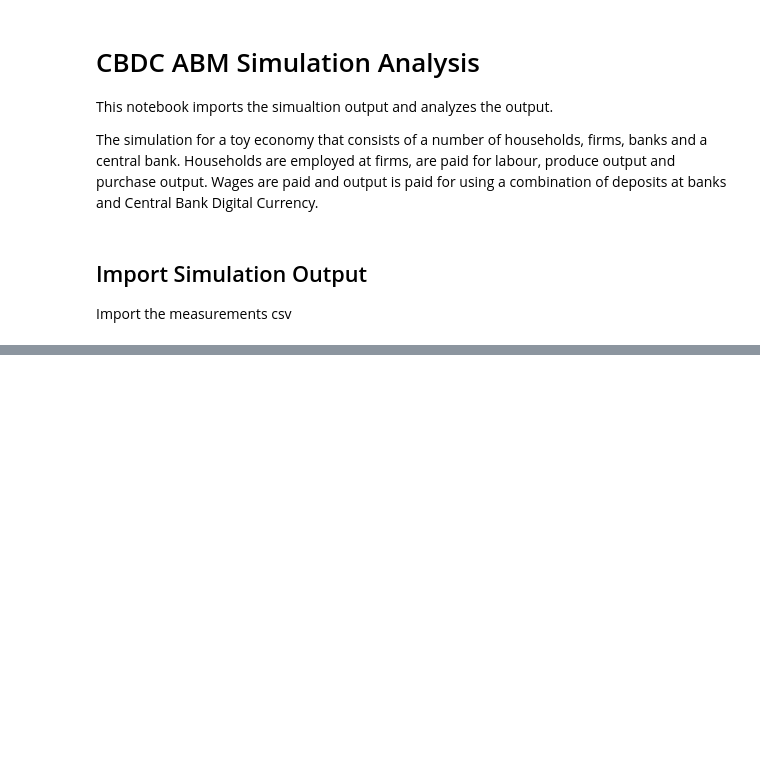
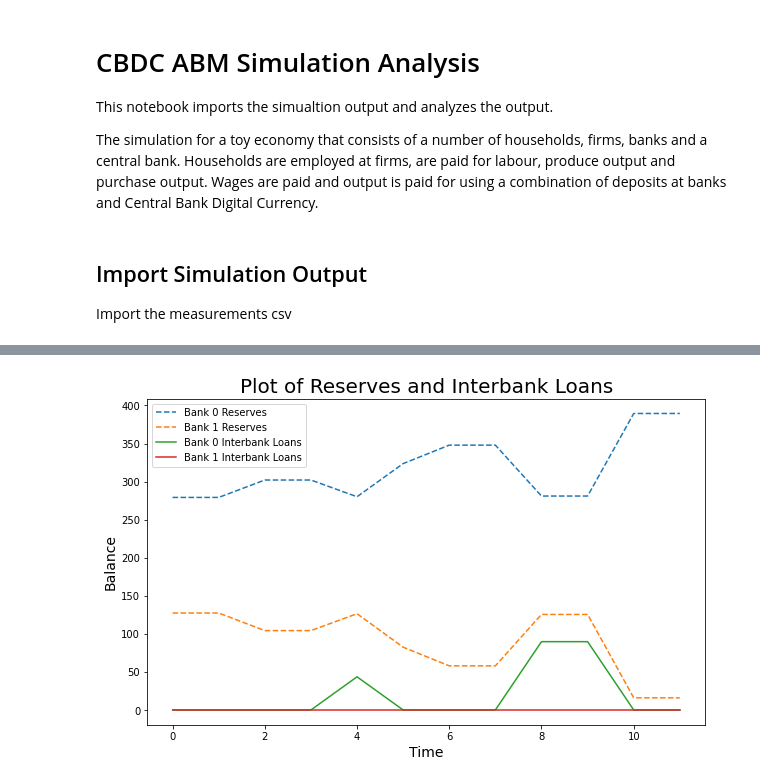
Before and after one commit to JonathanRossouw/Thesis, a Jupyter notebook: thesis/CBDC_analyze.ipynb, the cells around one changed output, grey strips where cells are left out. Drawn from its saved outputs; the diff is of its cells as text; code cells hidden in the pictures; blank space fills up the shorter version.

```diff
--- a/thesis/CBDC_analyze.ipynb
+++ b/thesis/CBDC_analyze.ipynb
@@ -56,0 +73,16 @@ fig.savefig('Deposits_CBDC_Payments.png')
+# %%
+fig, ax = plt.subplots(nrows=1, ncols=1, figsize=(10,6))
+thesis_data.index = range(len(thesis_data))
+thesis_data_plot = thesis_data.drop(['Total Output','Total Deposit Payments', 'Deposit Payments', 'Total Deposits', 'Total Loans', 'Total Receivables', 'Bank 0 Deposits', 'Bank 1 Deposits', 'Bank 2 Deposits', 'Bank 3 Deposits', "interbank_loans", "loans", "reserves", "bank_notes", "open_market_operations_0","ach_payee_bank_0"], 1)
+#thesis_data_plot = thesis_data_plot.transform(lambda CBDC_Payments: CBDC_Payments * gdp_calibrate[0]["Num_Firms"]/800 + gdp_calibrate[0]["GDP"])
+ax.plot(thesis_data_plot.index, thesis_data_plot[["Bank 0 Reserves", "Bank 1 Reserves"]], "--")#, "Bank 2 Reserves", "Bank 3 Reserves", "Bank 4 Reserves", "Bank 5 Reserves", "Bank 6 Reserves", "Bank 7 Reserves", "Bank 8 Reserves", "Bank 9 Reserves"]], "--")
+ax.plot(thesis_data_plot.index, thesis_data_plot[['Bank 0 Interbank Loans', 'Bank 1 Interbank Loans']])#, 'Bank 2 Interbank Loans', 'Bank 3 Interbank Loans', "Bank 4 Interbank Loans", "Bank 5 Interbank Loans", "Bank 6 Interbank Loans", "Bank 7 Interbank Loans", "Bank 8 Interbank Loans", "Bank 9 Interbank Loans"]])
+ax.set_xlabel('Time', fontsize='14')
+ax.set_ylabel('Balance', fontsize='14')
+ax.legend(["Bank 0 Reserves", "Bank 1 Reserves",'Bank 0 Interbank Loans', 'Bank 1 Interbank Loans'])# "Bank 2 Reserves", "Bank 3 Reserves", "Bank 4 Reserves", "Bank 5 Reserves", "Bank 6 Reserves", "Bank 7 Reserves", "Bank 8 Reserves", "Bank 9 Reserves", 'Bank 0 Interbank Loans', 'Bank 1 Interbank Loans', 'Bank 2 Interbank Loans', 'Bank 3 Interbank Loans', "Bank 4 Interbank Loans", "Bank 5 Interbank Loans", "Bank 6 Interbank Loans", "Bank 7 Interbank Loans", "Bank 8 Interbank Loans", "Bank 9 Interbank Loans"])
+plt.title("Plot of Reserves and Interbank Loans", size=20)
+
+
+fig.savefig('figures/Reserves_and_Loans.png')
+# %% [output]
+[figure, added]
```
Also changed, not shown: parts of 14 cells of this notebook, 55 other files.
